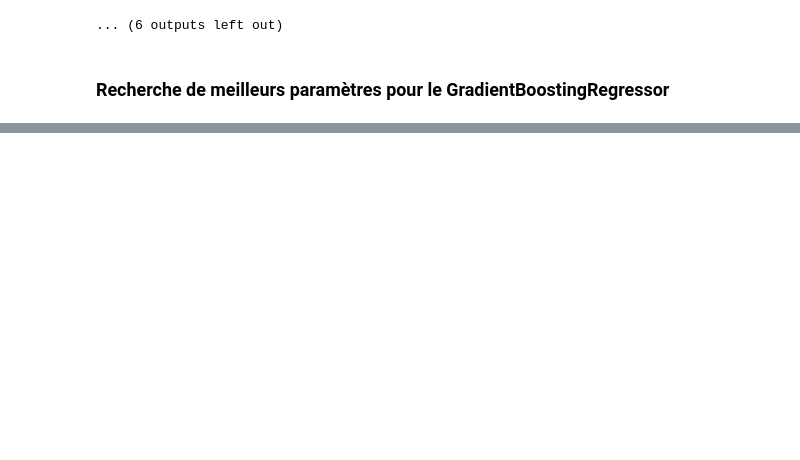
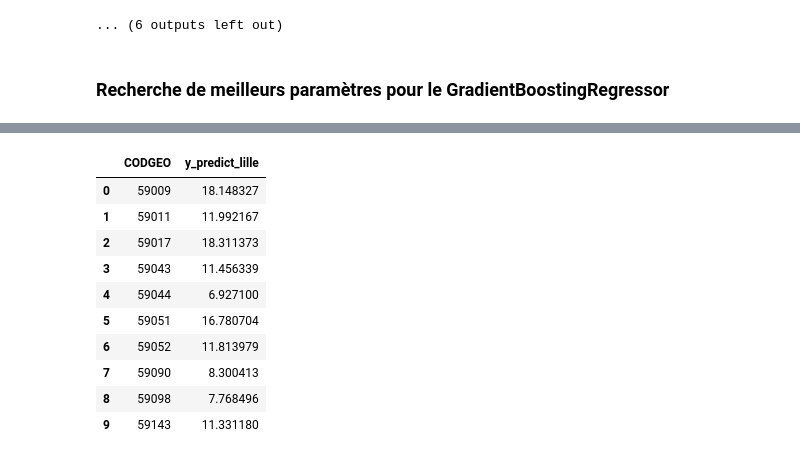
Before and after one commit to Mariehf64/fev23cda_french_industry, a Jupyter notebook: notebooks/Dataset 2020 - Transformation de variables pour ML - dataset complet.ipynb, the cells around one changed output, grey strips where cells are left out. Cells and saved outputs as stored; diff of their text form; code cells hidden in the pictures; blank space fills up the shorter version.

```diff
--- a/notebooks/Dataset 2020 - Transformation de variables pour ML - dataset complet.ipynb
+++ b/notebooks/Dataset 2020 - Transformation de variables pour ML - dataset complet.ipynb
@@ -437,0 +462,20 @@ pd.DataFrame(y_predict
+# %%
+codgeo_lille = df_lille.CODGEO
+X_Lille = df_lille[['Taux_chomage', 'taux_sans_diplome', 'taux_maison_princ']]
+# %%
+y_predict_lille = model.predict(X_Lille)
+# %%
+df_predict_lille = pd.DataFrame({'CODGEO': codgeo_lille, 'y_predict_lille': y_predict_lille})
+df_predict_lille.head(10)
+# %% [output]
+|  | CODGEO | y_predict_lille |
+| 0 | 59009 | 18.148327 |
+| 1 | 59011 | 11.992167 |
+| 2 | 59017 | 18.311373 |
+| 3 | 59043 | 11.456339 |
+| 4 | 59044 | 6.927100 |
+| 5 | 59051 | 16.780704 |
+| 6 | 59052 | 11.813979 |
+| 7 | 59090 | 8.300413 |
+| 8 | 59098 | 7.768496 |
+| 9 | 59143 | 11.331180 |
```
Also changed, not shown: parts of 11 cells of this notebook, 2 other files.
